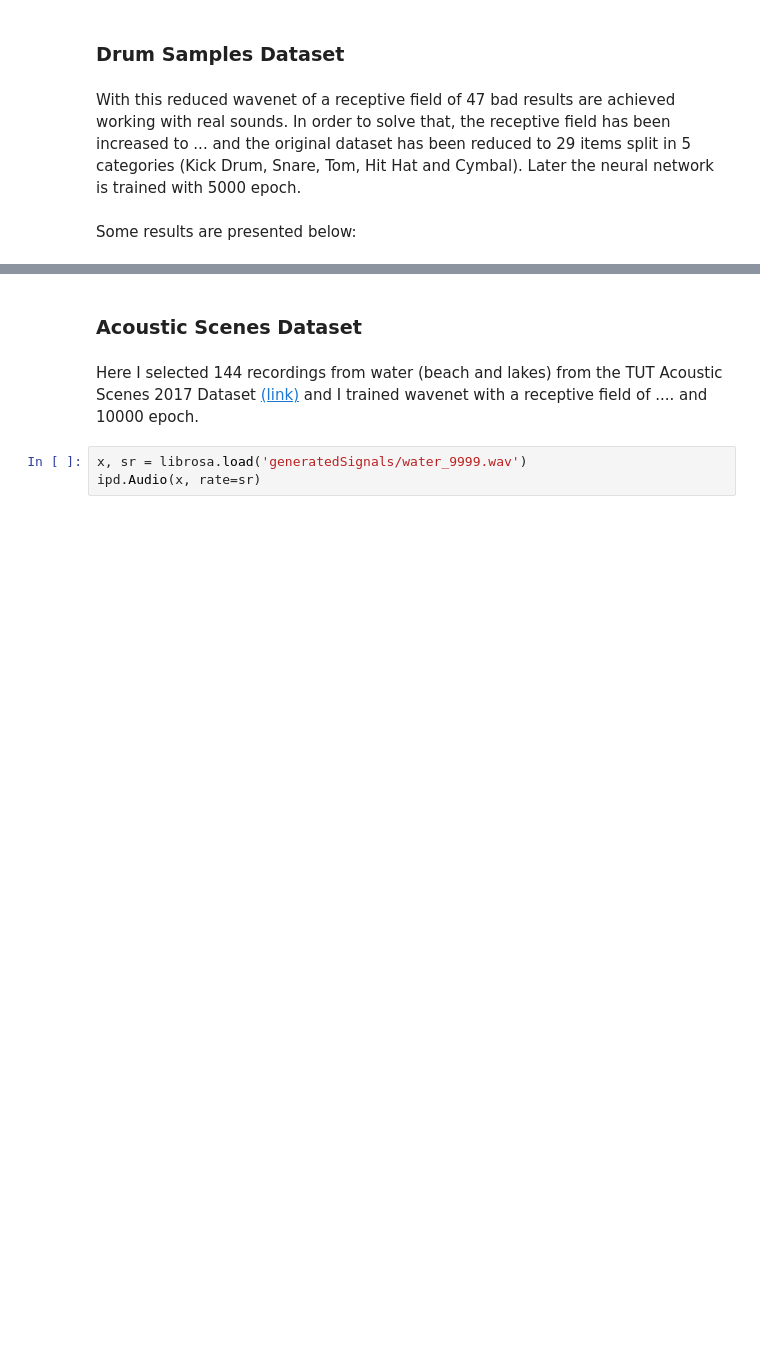
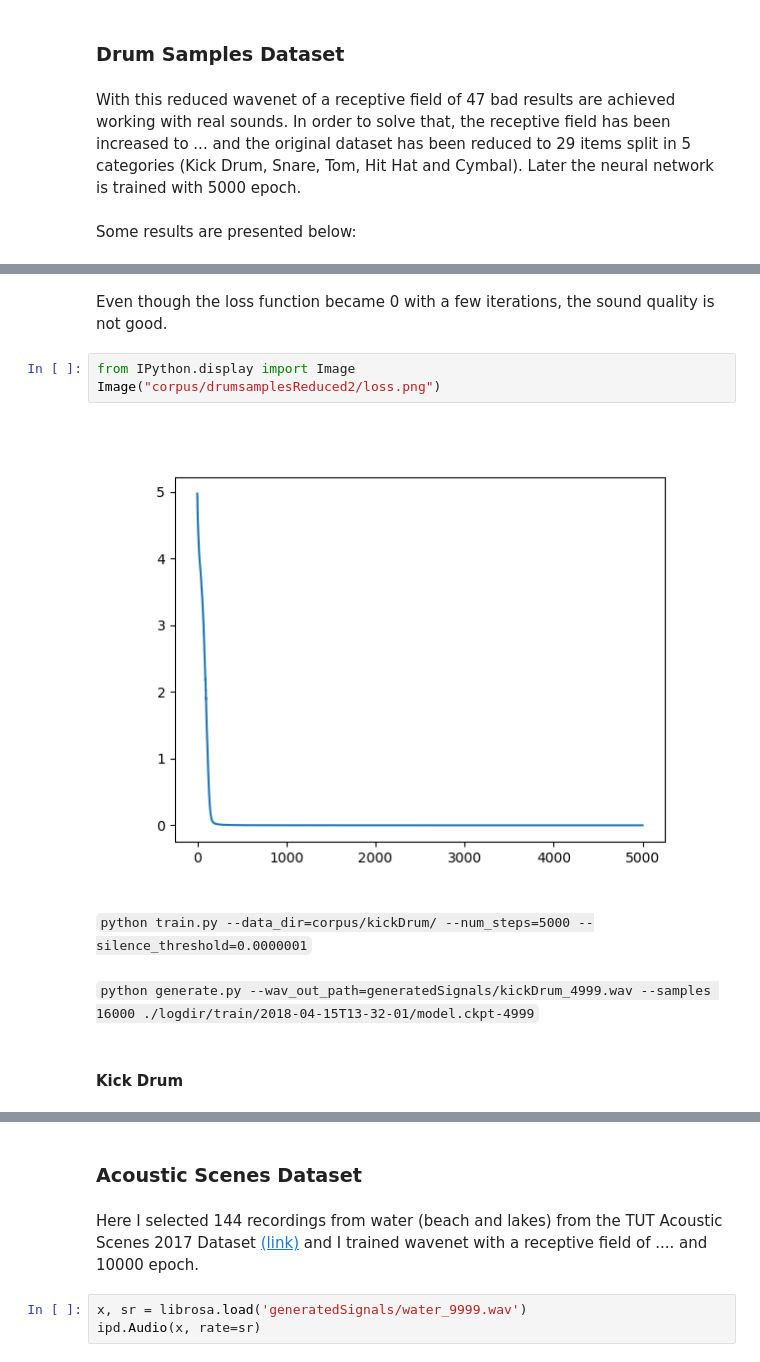
Before and after one commit to aleixcm/tensorflow-wavenet, a Jupyter notebook: wavenetExperiments.ipynb, the cells around one changed output, grey strips where cells are left out. Drawn from its saved outputs; the diff is of its cells as text; blank space fills up the shorter version.

```diff
--- a/wavenetExperiments.ipynb
+++ b/wavenetExperiments.ipynb
@@ -488,0 +502,13 @@ ipd.Audio(x, rate=sr)
+# %% [markdown]
+Even though the loss function became 0 with a few iterations, the sound quality is not good.
+# %%
+from IPython.display import Image
+Image("corpus/drumsamplesReduced2/loss.png")
+# %% [output]
+[figure, added]
+# %% [markdown]
+`python train.py --data_dir=corpus/kickDrum/ --num_steps=5000 --silence_threshold=0.0000001`
+# %% [markdown]
+`python generate.py --wav_out_path=generatedSignals/kickDrum_4999.wav --samples 16000 ./logdir/train/2018-04-15T13-32-01/model.ckpt-4999`
+# %% [markdown]
+#### Kick Drum
```
Also changed, not shown: parts of 21 cells of this notebook.
